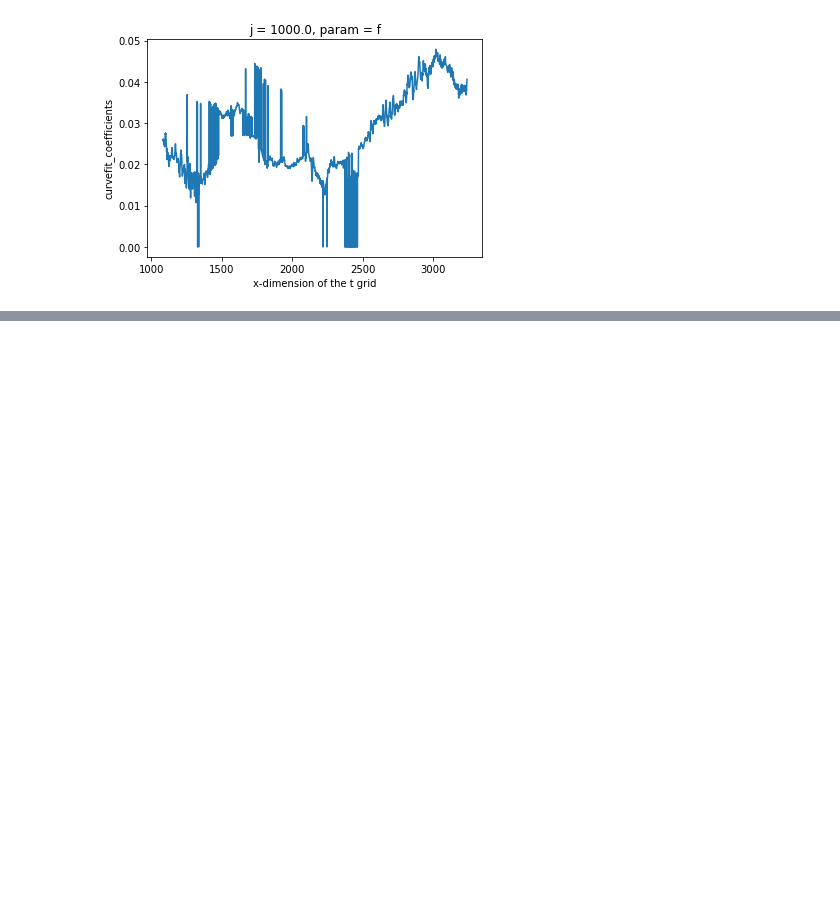
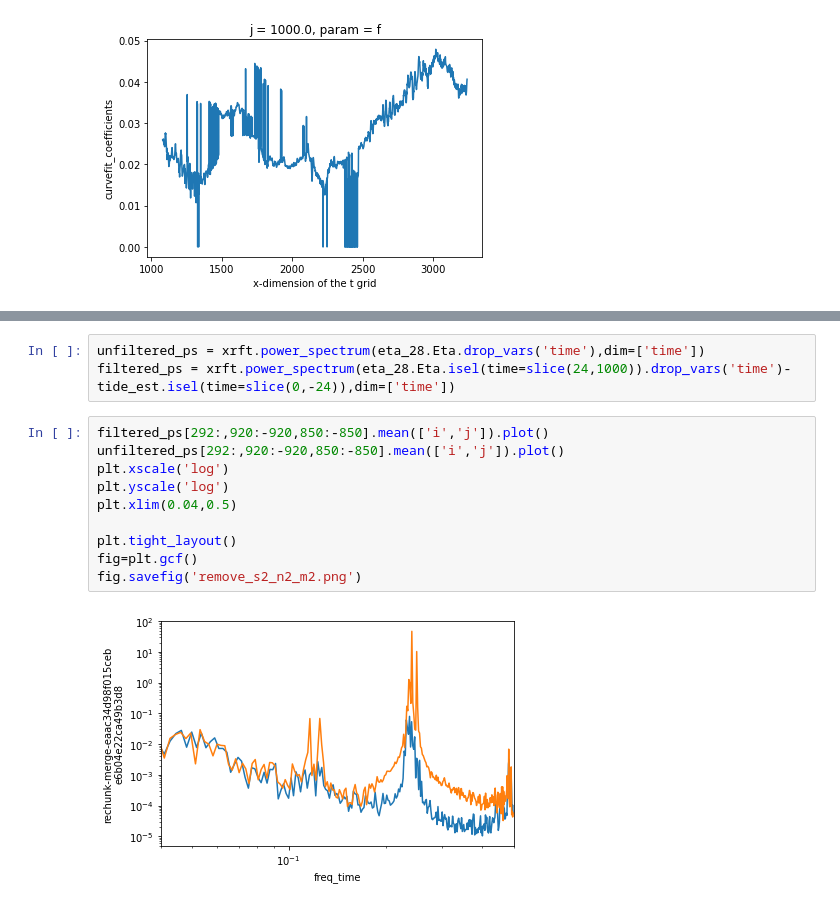
Before and after one commit to cspencerjones/separating-balanced, a Jupyter notebook: python/ginsburg_results/harmonic_tidal_fit.ipynb, the cells around one changed output, grey strips where cells are left out. Drawn from its saved outputs; the diff is of its cells as text; blank space fills up the shorter version.

Commit message:
Filter works on 3hrly

```diff
--- a/python/ginsburg_results/harmonic_tidal_fit.ipynb
+++ b/python/ginsburg_results/harmonic_tidal_fit.ipynb
@@ -267,0 +229,15 @@ KeyboardInterrupt:
+# %%
+unfiltered_ps = xrft.power_spectrum(eta_28.Eta.drop_vars('time'),dim=['time'])
+filtered_ps = xrft.power_spectrum(eta_28.Eta.isel(time=slice(24,1000)).drop_vars('time')-tide_est.isel(time=slice(0,-24)),dim=['time'])
+# %%
+filtered_ps[292:,920:-920,850:-850].mean(['i','j']).plot()
+unfiltered_ps[292:,920:-920,850:-850].mean(['i','j']).plot()
+plt.xscale('log')
+plt.yscale('log')
+plt.xlim(0.04,0.5)
+
+plt.tight_layout()
+fig=plt.gcf()
+fig.savefig('remove_s2_n2_m2.png')
+# %% [output]
+[figure, added]
```
Also changed, not shown: parts of 41 cells of this notebook.
